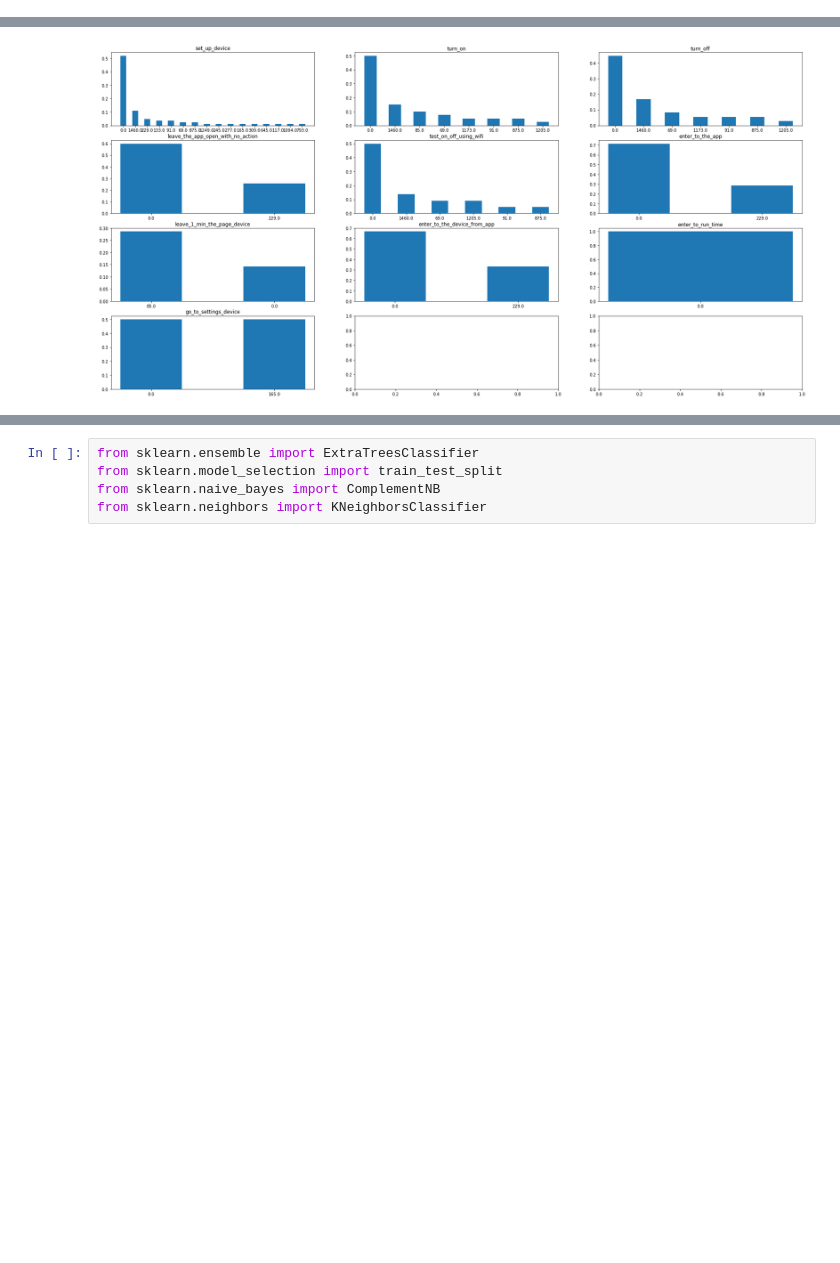
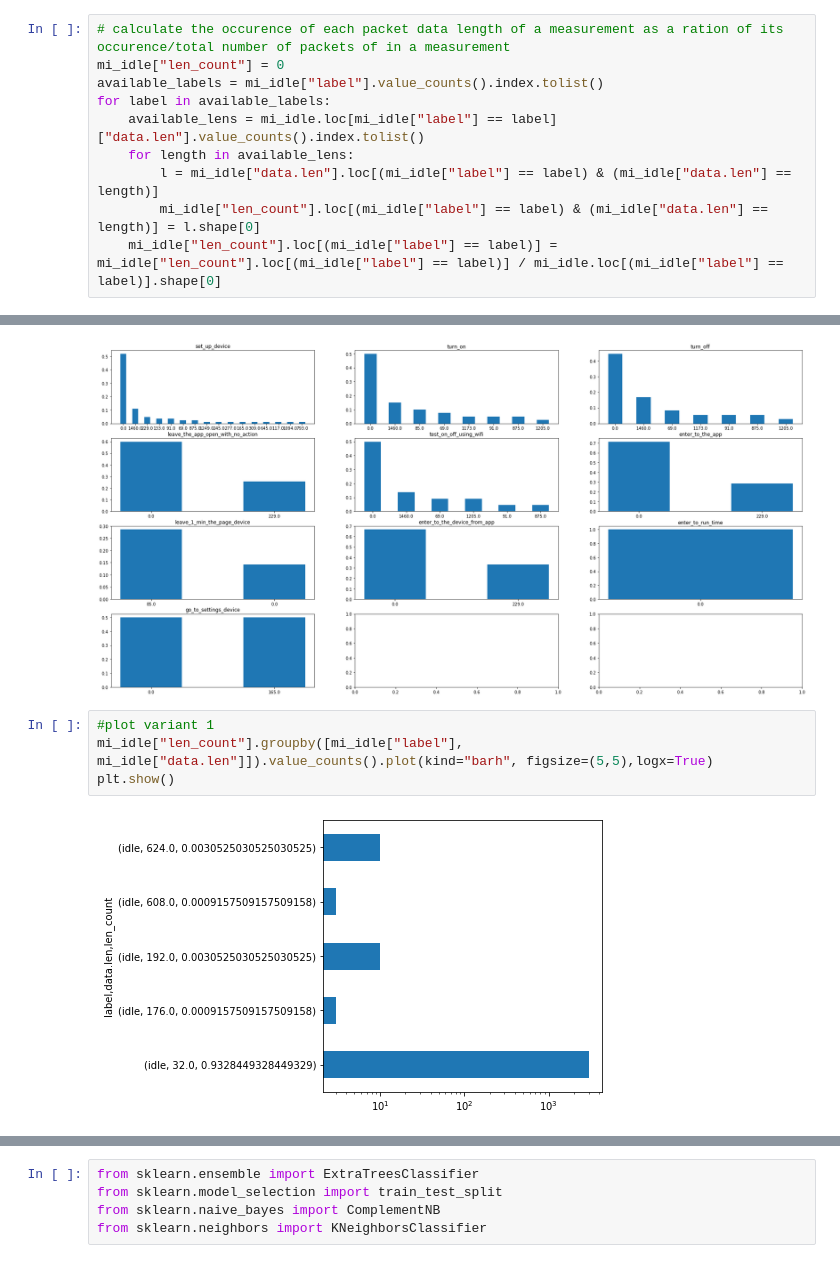
Before and after one commit to francolmenar-UT/Security-Services-for-IoT, a Jupyter notebook: Final-Project/Traffic Analysis.ipynb, the cells around one changed output, grey strips where cells are left out. Cells and saved outputs as stored; diff of their text form; blank space fills up the shorter version.

```diff
--- a/Final-Project/Traffic Analysis.ipynb
+++ b/Final-Project/Traffic Analysis.ipynb
@@ -287,5 +308,15 @@ for label in available_labels:
         l = df_sp["tcp.len"].loc[(df_sp["label"] == label) & (df_sp["tcp.len"] == length)]
         df_sp["len_count"].loc[(df_sp["label"] == label) & (df_sp["tcp.len"] == length)] = l.shape[0]
     df_sp["len_count"].loc[(df_sp["label"] == label)] = df_sp["len_count"].loc[(df_sp["label"] == label)] / df_sp.loc[(df_sp["label"] == label)].shape[0]
+# %%
+# calculate the occurence of each packet data length of a measurement as a ration of its occurence/total number of packets of in a measurement
+mi_idle["len_count"] = 0
+available_labels = mi_idle["label"].value_counts().index.tolist()
+for label in available_labels:
+    available_lens = mi_idle.loc[mi_idle["label"] == label]["data.len"].value_counts().index.tolist()
+    for length in available_lens:
+        l = mi_idle["data.len"].loc[(mi_idle["label"] == label) & (mi_idle["data.len"] == length)]
+        mi_idle["len_count"].loc[(mi_idle["label"] == label) & (mi_idle["data.len"] == length)] = l.shape[0]
+    mi_idle["len_count"].loc[(mi_idle["label"] == label)] = mi_idle["len_count"].loc[(mi_idle["label"] == label)] / mi_idle.loc[(mi_idle["label"] == label)].shape[0]
 # %%
 #plot variant 1
@@ -303,3 +332,9 @@ plot_len_occ(df_ml,"udp")
 plot_len_occ(df_sp,"tcp")
 # %% [output]
 [figure]
+# %%
+#plot variant 1
+mi_idle["len_count"].groupby([mi_idle["label"], mi_idle["data.len"]]).value_counts().plot(kind="barh", figsize=(5,5),logx=True)
+plt.show()
+# %% [output]
+[figure, added]
```
Also changed, not shown: parts of 10 cells of this notebook, 1 other file.
